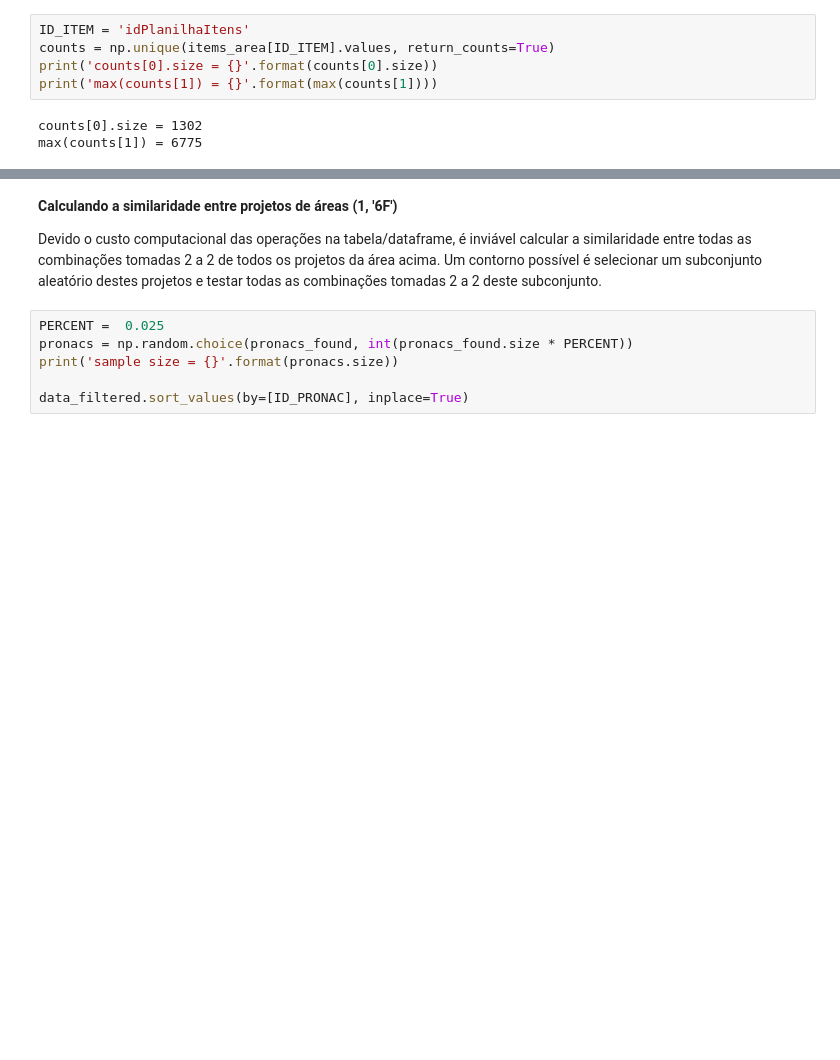
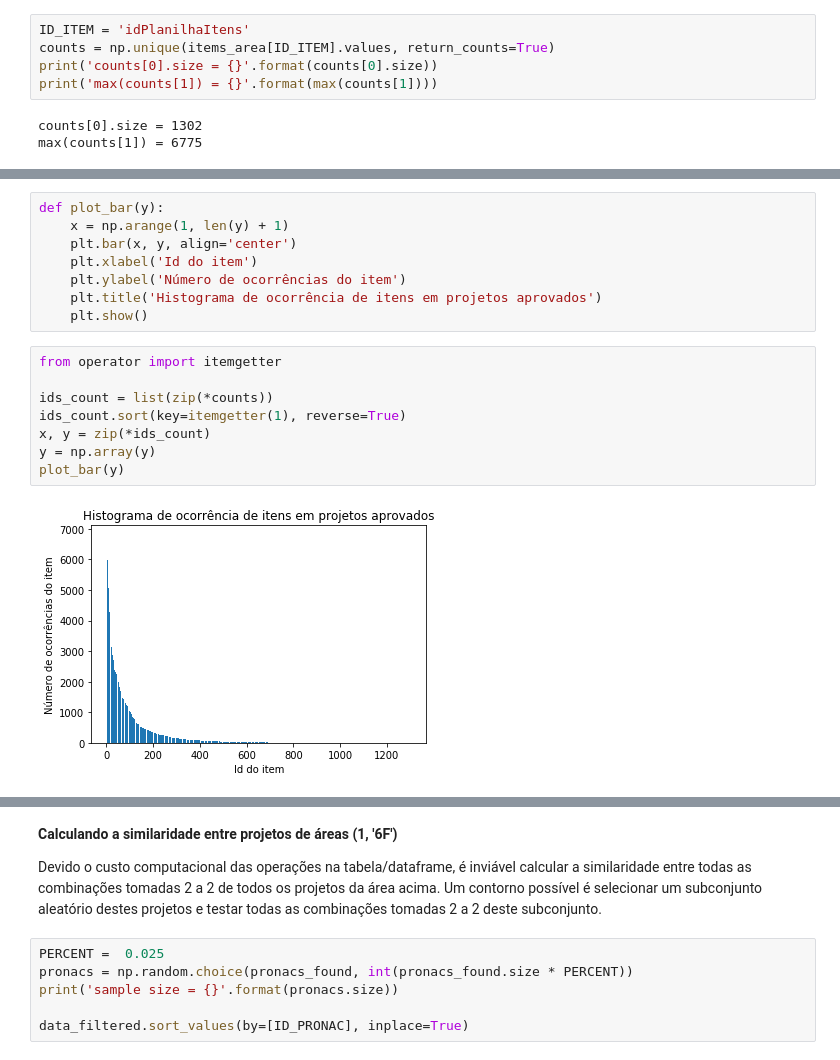
Before and after one commit to lappis-unb/salic-ml, a Jupyter notebook: notebooks/doing/projects-with-equal-segments-have-similar-items-hypothesis-v0.2.ipynb, the cells around one changed output, grey strips where cells are left out. Saved outputs shown, nothing was run; the diff lists cells and outputs as text; blank space fills up the shorter version.

Commit message:
Plotting histogram of items

```diff
--- a/notebooks/doing/projects-with-equal-segments-have-similar-items-hypothesis-v0.2.ipynb
+++ b/notebooks/doing/projects-with-equal-segments-have-similar-items-hypothesis-v0.2.ipynb
@@ -170,0 +189,18 @@ max(counts[1]) = 6775
+# %%
+def plot_bar(y):
+    x = np.arange(1, len(y) + 1)
+    plt.bar(x, y, align='center')
+    plt.xlabel('Id do item')
+    plt.ylabel('Número de ocorrências do item')
+    plt.title('Histograma de ocorrência de itens em projetos aprovados')
+    plt.show()
+# %%
+from operator import itemgetter
+
+ids_count = list(zip(*counts))
+ids_count.sort(key=itemgetter(1), reverse=True)
+x, y = zip(*ids_count)
+y = np.array(y)
+plot_bar(y)
+# %% [output]
+[figure, added]
```
Also changed, not shown: parts of 9 cells of this notebook.
